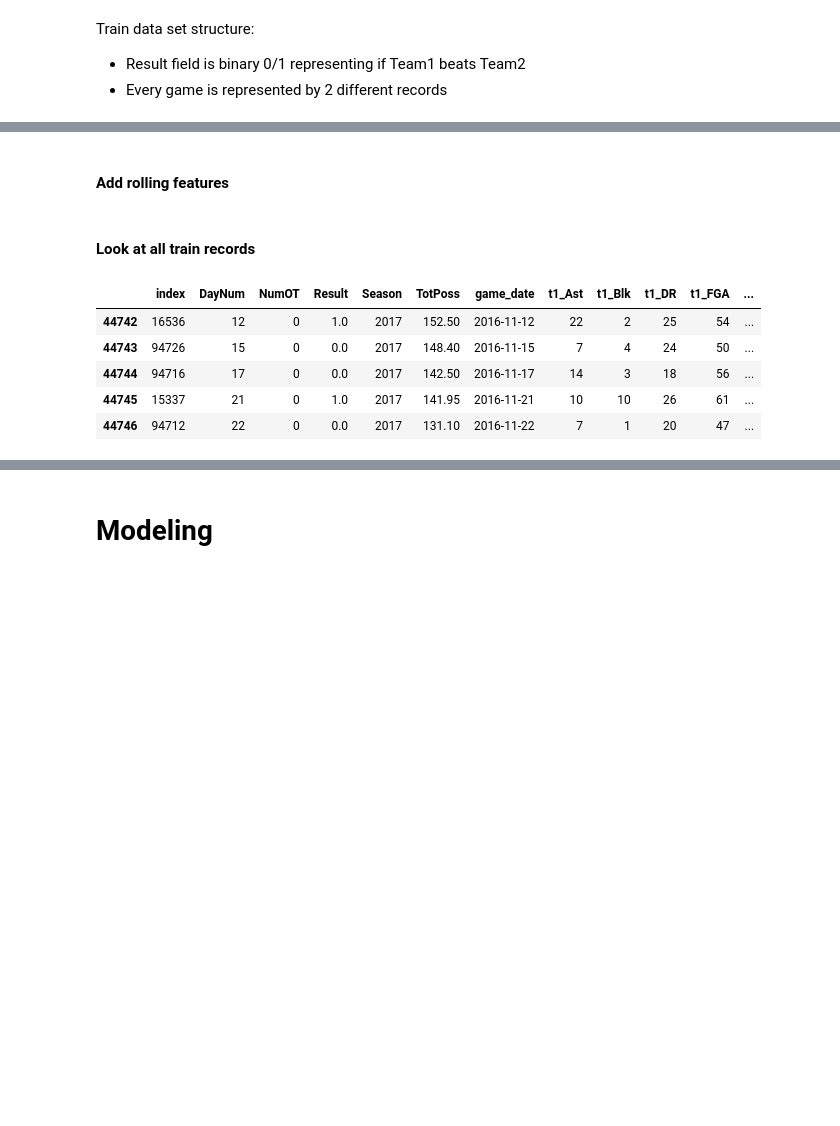
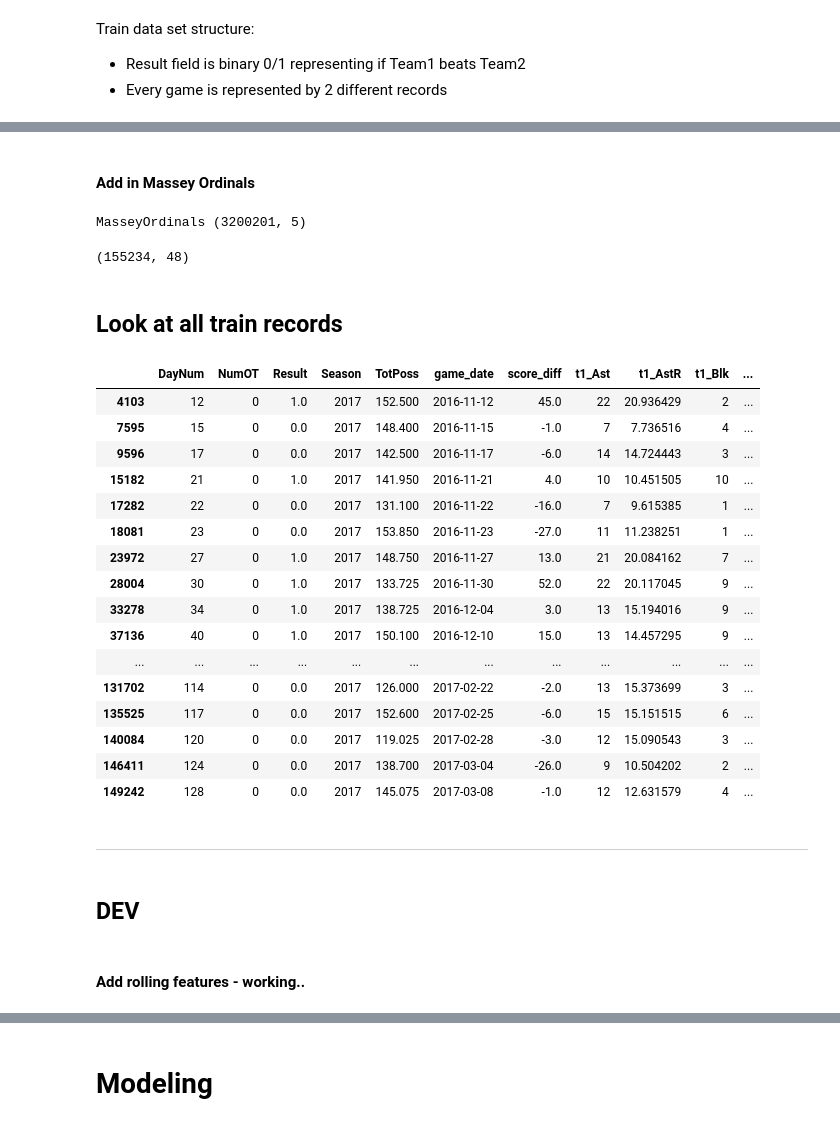
Before and after one commit to jeremypmobley/cbb_data, a Jupyter notebook: Python/cbb_kaggle_2018.ipynb, the cells around one changed output, grey strips where cells are left out. Drawn from its saved outputs; the diff is of its cells as text; code cells hidden in the pictures; blank space fills up the shorter version.

Commit message:
Adding massey ordinals to train, continuing to build out modeling

```diff
--- a/Python/cbb_kaggle_2018.ipynb
+++ b/Python/cbb_kaggle_2018.ipynb
@@ -71,0 +61,3 @@ print(all_detailed_results.shape)
+# %%
+all_detailed_results = add_in_date(all_detailed_results, seasons)
+print(all_detailed_results.shape)
@@ -72,3 +66,6 @@ print(all_detailed_results.shape)
+# %%
+# Add in score_diff field
+all_detailed_results['score_diff'] = all_detailed_results['WScore'] - all_detailed_results['LScore']
 # %% [markdown]
 ## Create train data set
 # %% [markdown]
@@ -83,4 +80,44 @@ print(train.shape)
+# %% [markdown]
+#### Add in Massey Ordinals
+# %%
+# Read in massey_ordinals file
+massey_ordinals = read_in_file_to_df("MasseyOrdinals")
+massey_ordinals.columns = ['Season', 'DayNum', 'SystemName', 'TeamID', 'OrdinalRank']
+# %% [output]
+MasseyOrdinals (3200201, 5)
+# %%
+train = add_in_massey_ordinal_field(train, "SAG", massey_ordinals)
+train = add_in_massey_ordinal_field(train, "MAS", massey_ordinals)
+print(train.shape)
+# %% [output]
+(155234, 48)
+# %% [markdown]
+## Look at all train records
+# %%
+HTML(train[(train['Season']==2017) & (train['t1_TeamID']==1207)].sort_values('DayNum').to_html())
+# %% [output]
+|  | DayNum | NumOT | Result | Season | TotPoss | game_date | score_diff | t1_Ast | t1_AstR | t1_Blk | ... |
+| 4103 | 12 | 0 | 1.0 | 2017 | 152.500 | 2016-11-12 | 45.0 | 22 | 20.936429 | 2 | ... |
+| 7595 | 15 | 0 | 0.0 | 2017 | 148.400 | 2016-11-15 | -1.0 | 7 | 7.736516 | 4 | ... |
+| 9596 | 17 | 0 | 0.0 | 2017 | 142.500 | 2016-11-17 | -6.0 | 14 | 14.724443 | 3 | ... |
+| 15182 | 21 | 0 | 1.0 | 2017 | 141.950 | 2016-11-21 | 4.0 | 10 | 10.451505 | 10 | ... |
+| 17282 | 22 | 0 | 0.0 | 2017 | 131.100 | 2016-11-22 | -16.0 | 7 | 9.615385 | 1 | ... |
+| 18081 | 23 | 0 | 0.0 | 2017 | 153.850 | 2016-11-23 | -27.0 | 11 | 11.238251 | 1 | ... |
+| 23972 | 27 | 0 | 1.0 | 2017 | 148.750 | 2016-11-27 | 13.0 | 21 | 20.084162 | 7 | ... |
+| 28004 | 30 | 0 | 1.0 | 2017 | 133.725 | 2016-11-30 | 52.0 | 22 | 20.117045 | 9 | ... |
+| 33278 | 34 | 0 | 1.0 | 2017 | 138.725 | 2016-12-04 | 3.0 | 13 | 15.194016 | 9 | ... |
+| 37136 | 40 | 0 | 1.0 | 2017 | 150.100 | 2016-12-10 | 15.0 | 13 | 14.457295 | 9 | ... |
+| ... | ... | ... | ... | ... | ... | ... | ... | ... | ... | ... | ... |
+| 131702 | 114 | 0 | 0.0 | 2017 | 126.000 | 2017-02-22 | -2.0 | 13 | 15.373699 | 3 | ... |
+| 135525 | 117 | 0 | 0.0 | 2017 | 152.600 | 2017-02-25 | -6.0 | 15 | 15.151515 | 6 | ... |
+| 140084 | 120 | 0 | 0.0 | 2017 | 119.025 | 2017-02-28 | -3.0 | 12 | 15.090543 | 3 | ... |
+| 146411 | 124 | 0 | 0.0 | 2017 | 138.700 | 2017-03-04 | -26.0 | 9 | 10.504202 | 2 | ... |
+| 149242 | 128 | 0 | 0.0 | 2017 | 145.075 | 2017-03-08 | -1.0 | 12 | 12.631579 | 4 | ... |
+# %% [markdown]
+---
+# %% [markdown]
+## DEV
 # %% [markdown]
-#### Add rolling features
+#### Add rolling features - working..
 # %%
 train = create_rolling_avg_feature(train, "t1_PPP", num_games=5)
@@ -87,11 +124,0 @@ train = create_rolling_avg_feature(train, "t1_PPP", num_games=5)
-# %% [markdown]
-#### Look at all train records
-# %%
-HTML(train[(train['Season']==2017) & (train['t1_TeamID']==1207)].sort_values('DayNum').head().to_html())
-# %% [output]
-|  | index | DayNum | NumOT | Result | Season | TotPoss | game_date | t1_Ast | t1_Blk | t1_DR | t1_FGA | ... |
-| 44742 | 16536 | 12 | 0 | 1.0 | 2017 | 152.50 | 2016-11-12 | 22 | 2 | 25 | 54 | ... |
-| 44743 | 94726 | 15 | 0 | 0.0 | 2017 | 148.40 | 2016-11-15 | 7 | 4 | 24 | 50 | ... |
-| 44744 | 94716 | 17 | 0 | 0.0 | 2017 | 142.50 | 2016-11-17 | 14 | 3 | 18 | 56 | ... |
-| 44745 | 15337 | 21 | 0 | 1.0 | 2017 | 141.95 | 2016-11-21 | 10 | 10 | 26 | 61 | ... |
-| 44746 | 94712 | 22 | 0 | 0.0 | 2017 | 131.10 | 2016-11-22 | 7 | 1 | 20 | 47 | ... |
```
Also changed, not shown: parts of 27 cells of this notebook, 1 other file.
